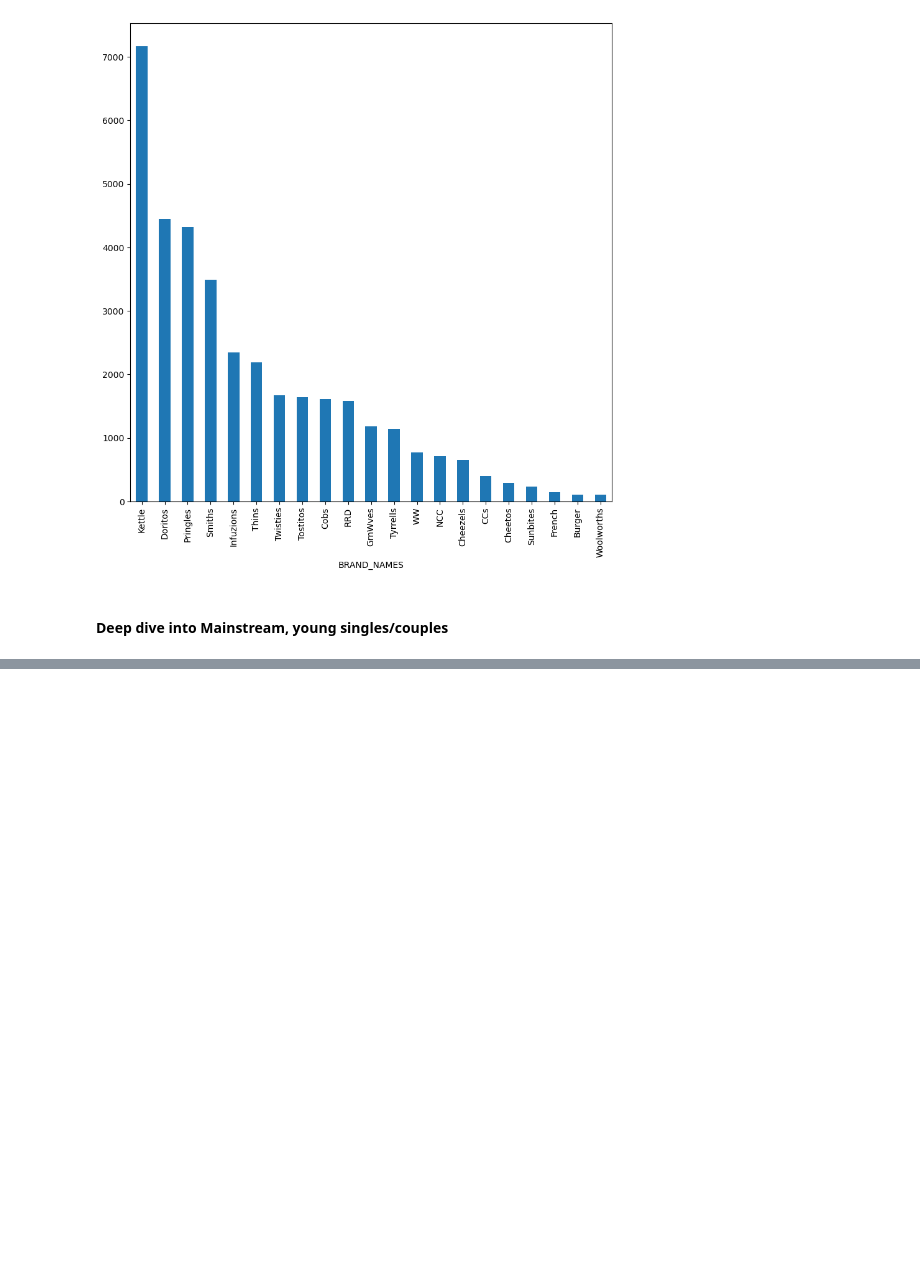
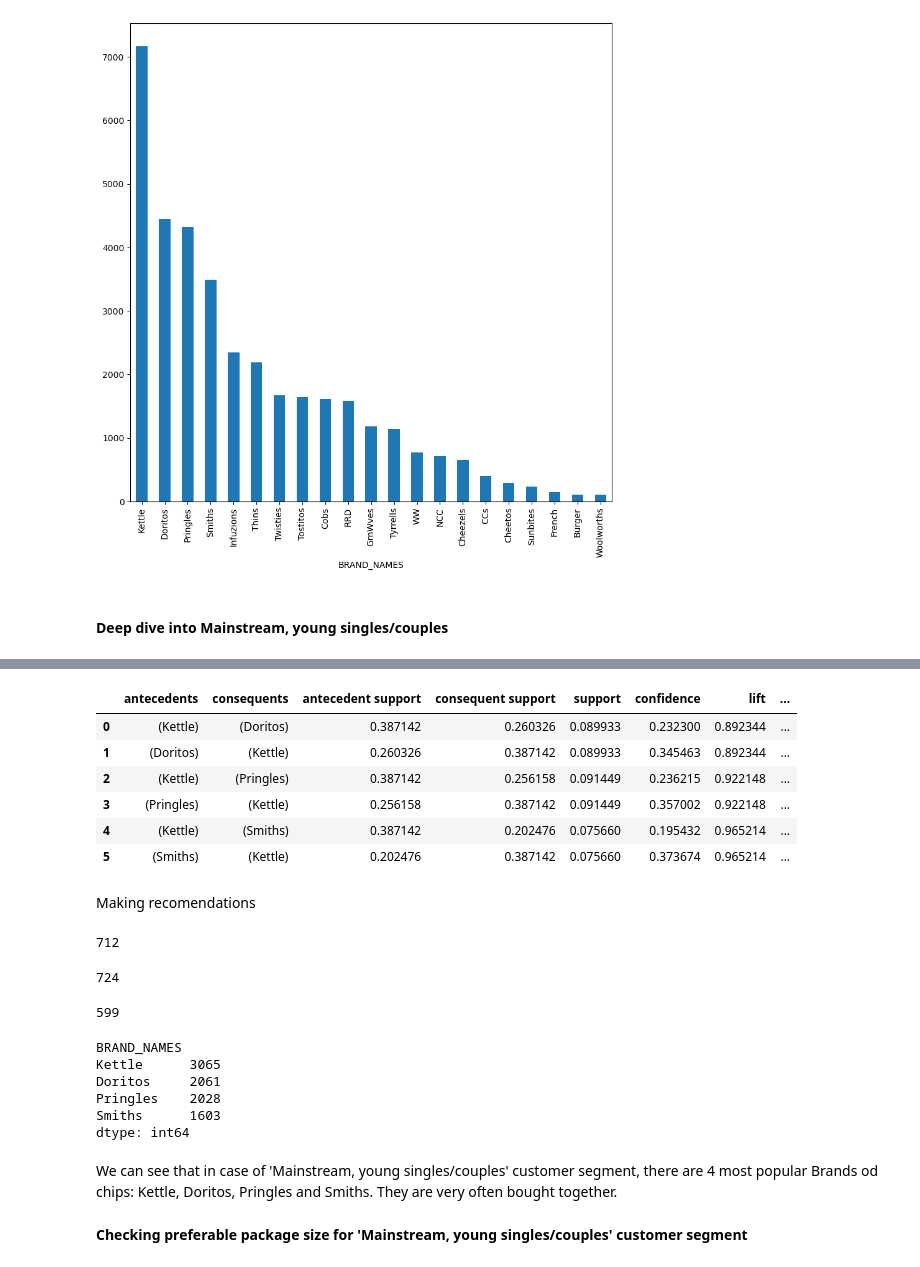
Before and after one commit to wtwarog92/quantium-customer-analytics, a Jupyter notebook: QVI_customer_analytics.ipynb, the cells around one changed output, grey strips where cells are left out. Cells and saved outputs as stored; diff of their text form; code cells hidden in the pictures; blank space fills up the shorter version.

```diff
--- a/QVI_customer_analytics.ipynb
+++ b/QVI_customer_analytics.ipynb
@@ -604,0 +657,40 @@ TBC
+# %%
+my_frequent_itemset = apriori(mybasket, min_support=0.07, use_colnames=True)
+# %%
+a_rules = association_rules(my_frequent_itemset, metric="lift", min_threshold=0.7)
+a_rules
+# %% [output]
+|  | antecedents | consequents | antecedent support | consequent support | support | confidence | lift | ... |
+| 0 | (Kettle) | (Doritos) | 0.387142 | 0.260326 | 0.089933 | 0.232300 | 0.892344 | ... |
+| 1 | (Doritos) | (Kettle) | 0.260326 | 0.387142 | 0.089933 | 0.345463 | 0.892344 | ... |
+| 2 | (Kettle) | (Pringles) | 0.387142 | 0.256158 | 0.091449 | 0.236215 | 0.922148 | ... |
+| 3 | (Pringles) | (Kettle) | 0.256158 | 0.387142 | 0.091449 | 0.357002 | 0.922148 | ... |
+| 4 | (Kettle) | (Smiths) | 0.387142 | 0.202476 | 0.075660 | 0.195432 | 0.965214 | ... |
+| 5 | (Smiths) | (Kettle) | 0.202476 | 0.387142 | 0.075660 | 0.373674 | 0.965214 | ... |
+# %% [markdown]
+Making recomendations
+# %%
+mybasket[(mybasket['Doritos'] == True) & (mybasket['Kettle'] == True)]['Doritos'].count()
+# %% [output]
+712
+# %%
+mybasket[(mybasket['Pringles'] == True) & (mybasket['Kettle'] == True)]['Doritos'].count()
+# %% [output]
+724
+# %%
+mybasket[(mybasket['Smiths'] == True) & (mybasket['Kettle'] == True)]['Doritos'].count()
+# %% [output]
+599
+# %%
+mybasket[['Kettle', 'Doritos', 'Pringles', 'Smiths']].sum()
+# %% [output]
+BRAND_NAMES
+Kettle      3065
+Doritos     2061
+Pringles    2028
+Smiths      1603
+dtype: int64
+# %% [markdown]
+We can see that in case of 'Mainstream, young singles/couples' customer segment, there are 4 most popular Brands od chips: Kettle, Doritos, Pringles and Smiths. They are very often bought together.
+# %% [markdown]
+<b>Checking preferable package size for 'Mainstream, young singles/couples' customer segment </b>
```
Also changed, not shown: parts of 8 cells of this notebook, 1 other file.
